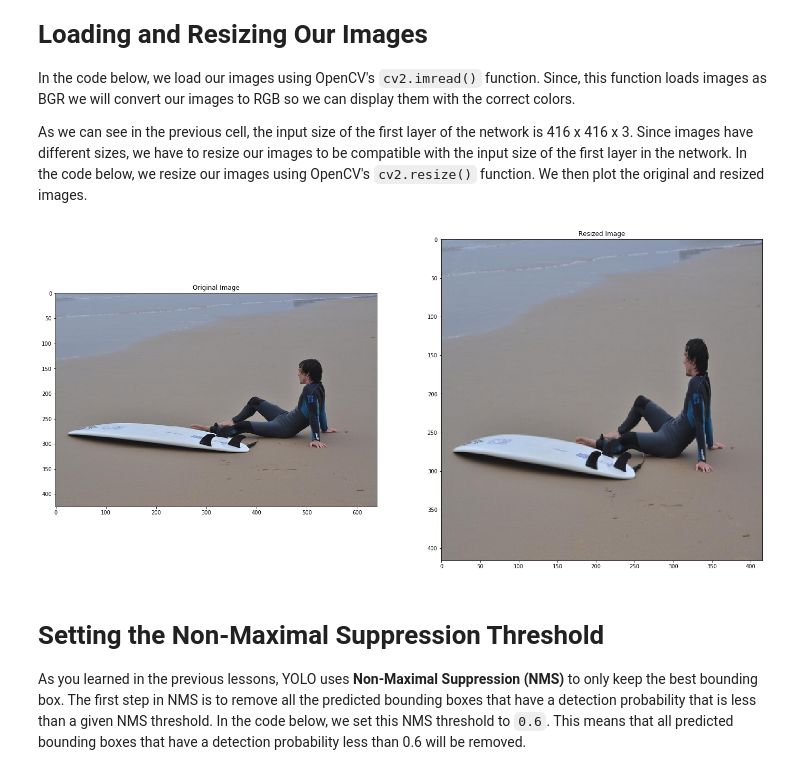
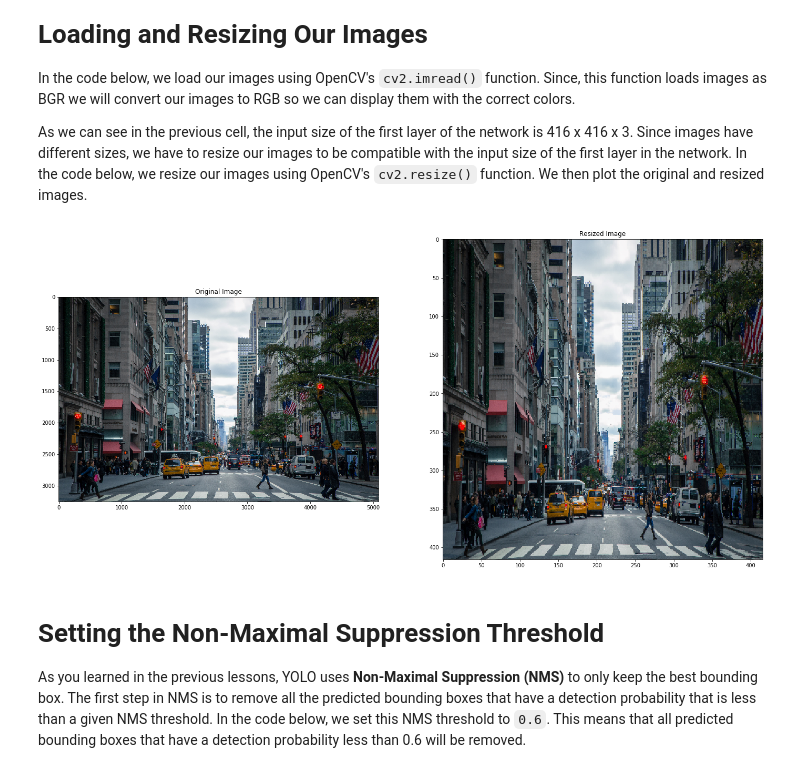
Before and after one commit to miharothl/CVND, a Jupyter notebook: lab/yolo/YOLO.ipynb, the cells around one changed output. Cells and saved outputs as stored; diff of their text form; code cells hidden in the pictures.

```diff
--- a/lab/yolo/YOLO.ipynb
+++ b/lab/yolo/YOLO.ipynb
@@ -103,26 +103,27 @@ As we can see in the previous cell, the input size of the first layer of the net
 # %%
 # Set the default figure size
 plt.rcParams['figure.figsize'] = [24.0, 14.0]
 
 # Load the image
 img = cv2.imread('./images/surf.jpg')
+img = cv2.imread('./images/city_scene.jpg')
 
 # Convert the image to RGB
 original_image = cv2.cvtColor(img, cv2.COLOR_BGR2RGB)
 
 # We resize the image to the input width and height of the first layer of the network.
 resized_image = cv2.resize(original_image, (m.width, m.height))
 
 # Display the images
 plt.subplot(121)
 plt.title('Original Image')
 plt.imshow(original_image)
 plt.subplot(122)
 plt.title('Resized Image')
 plt.imshow(resized_image)
 plt.show()
 # %% [output]
-[figure, old version]
+[figure, new version]
 # %% [markdown]
 # Setting the Non-Maximal Suppression Threshold
 
```
Also changed, not shown: parts of 1 cell of this notebook.
